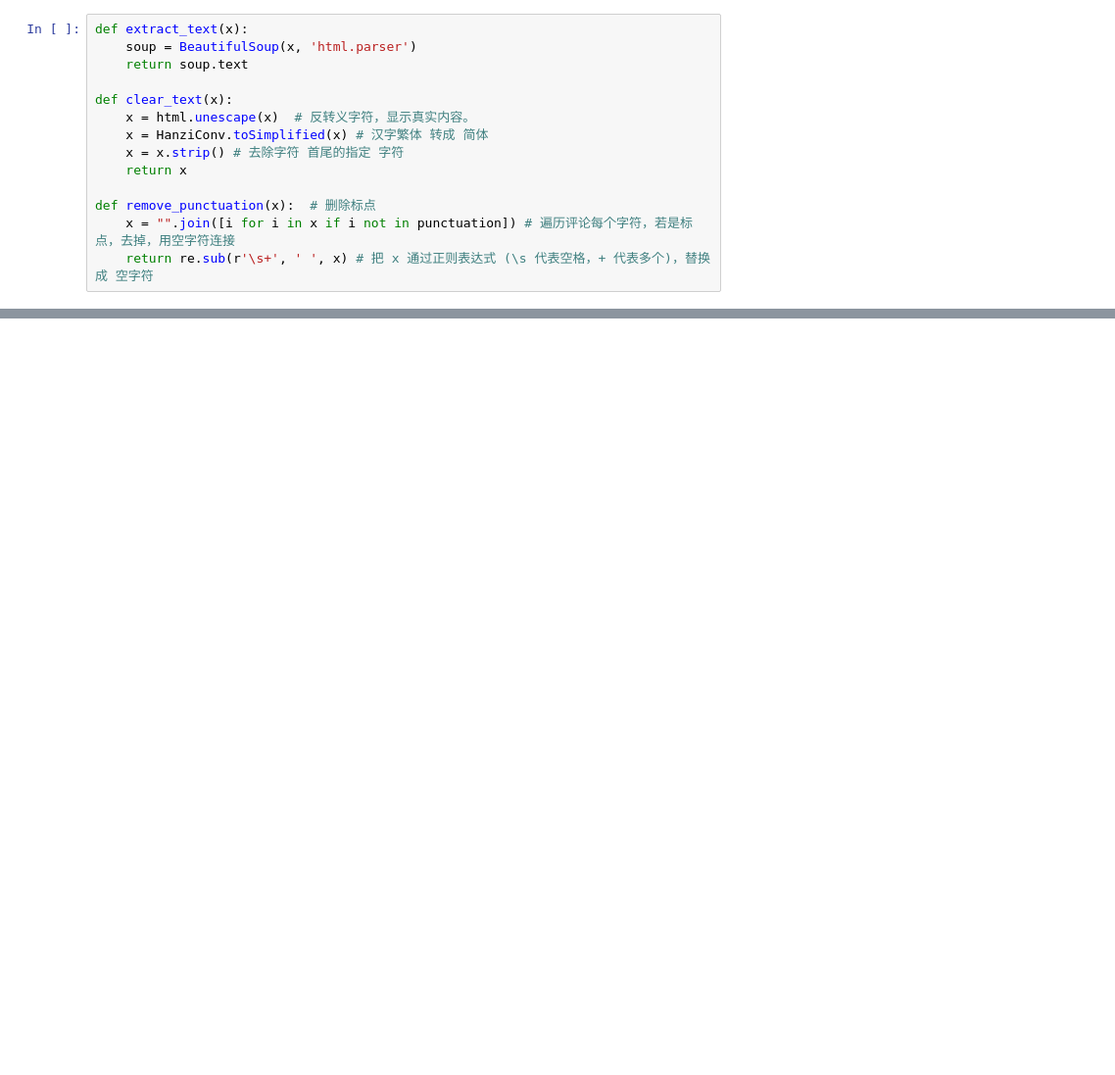
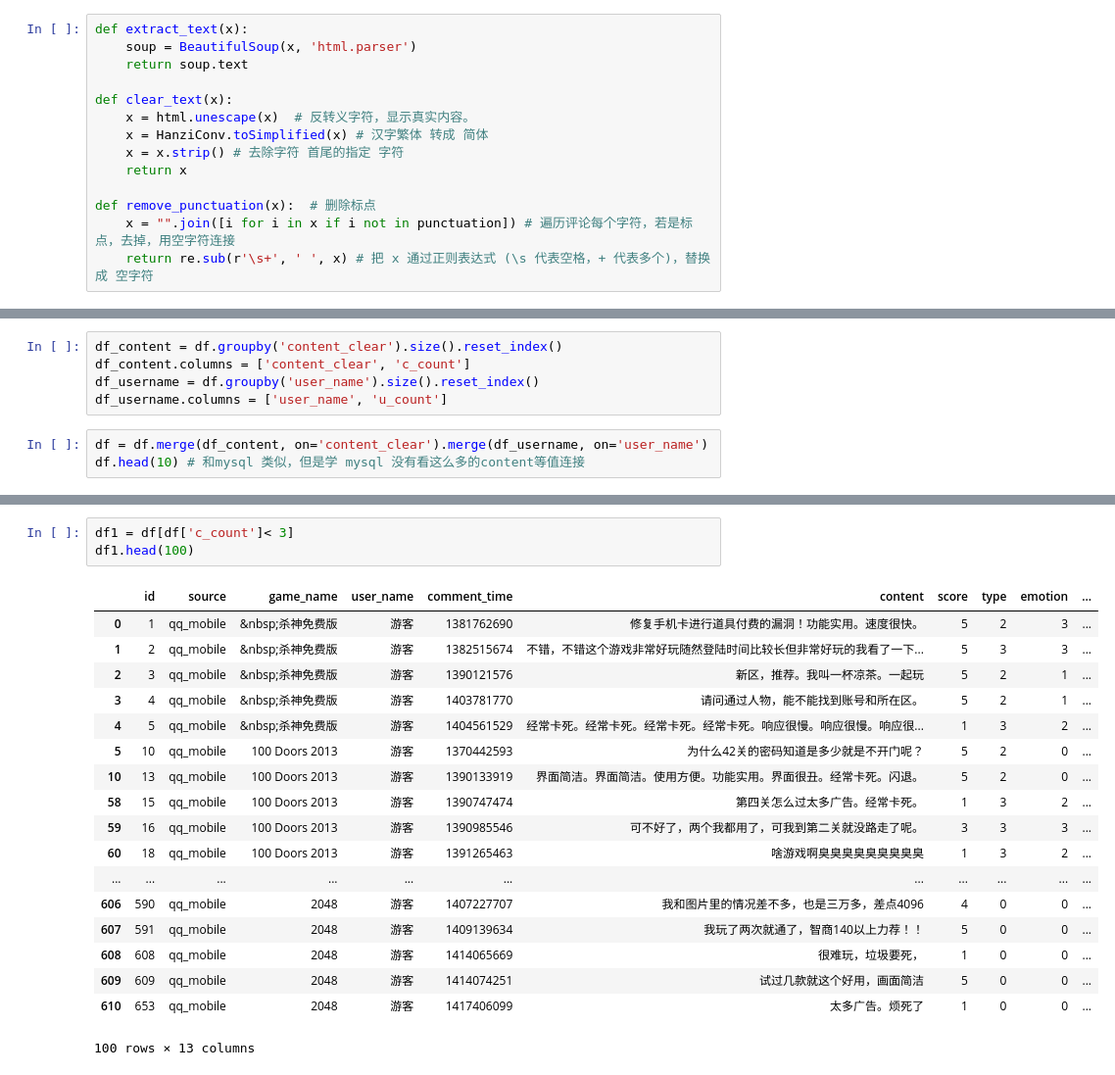
Before and after one commit to lcs1234567/Game_Comment_Clean, a Jupyter notebook: comment_clean_jupyter/gameComment_useless_clean.ipynb, the cells around one changed output, grey strips where cells are left out. Shown at 98% size. Cells and saved outputs as stored; diff of their text form; blank space fills up the shorter version.

```diff
--- a/comment_clean_jupyter/gameComment_useless_clean.ipynb
+++ b/comment_clean_jupyter/gameComment_useless_clean.ipynb
@@ -124,0 +119,8 @@ df_content[df_content.group_size > 5]
+# %%
+df_content = df.groupby('content_clear').size().reset_index()
+df_content.columns = ['content_clear', 'c_count']
+df_username = df.groupby('user_name').size().reset_index()
+df_username.columns = ['user_name', 'u_count']
+# %%
+df = df.merge(df_content, on='content_clear').merge(df_username, on='user_name')
+df.head(10) # 和mysql 类似，但是学 mysql 没有看这么多的content等值连接
@@ -124,0 +139,22 @@ df_content[df_content.group_size > 5]
+# %%
+df1 = df[df['c_count']< 3]
+df1.head(100)
+# %% [output]
+|  | id | source | game_name | user_name | comment_time | content | score | type | emotion | ... |
+| 0 | 1 | qq_mobile | &nbsp;杀神免费版 | 游客 | 1381762690 | 修复手机卡进行道具付费的漏洞！功能实用。速度很快。 | 5 | 2 | 3 | ... |
+| 1 | 2 | qq_mobile | &nbsp;杀神免费版 | 游客 | 1382515674 | 不错，不错这个游戏非常好玩随然登陆时间比较长但非常好玩的我看了一下... | 5 | 3 | 3 | ... |
+| 2 | 3 | qq_mobile | &nbsp;杀神免费版 | 游客 | 1390121576 | 新区，推荐。我叫一杯凉茶。一起玩 | 5 | 2 | 1 | ... |
+| 3 | 4 | qq_mobile | &nbsp;杀神免费版 | 游客 | 1403781770 | 请问通过人物，能不能找到账号和所在区。 | 5 | 2 | 1 | ... |
+| 4 | 5 | qq_mobile | &nbsp;杀神免费版 | 游客 | 1404561529 | 经常卡死。经常卡死。经常卡死。经常卡死。响应很慢。响应很慢。响应很... | 1 | 3 | 2 | ... |
+| 5 | 10 | qq_mobile | 100 Doors 2013 | 游客 | 1370442593 | 为什么42关的密码知道是多少就是不开门呢？ | 5 | 2 | 0 | ... |
+| 10 | 13 | qq_mobile | 100 Doors 2013 | 游客 | 1390133919 | 界面简洁。界面简洁。使用方便。功能实用。界面很丑。经常卡死。闪退。 | 5 | 2 | 0 | ... |
+| 58 | 15 | qq_mobile | 100 Doors 2013 | 游客 | 1390747474 | 第四关怎么过太多广告。经常卡死。 | 1 | 3 | 2 | ... |
+| 59 | 16 | qq_mobile | 100 Doors 2013 | 游客 | 1390985546 | 可不好了，两个我都用了，可我到第二关就没路走了呢。 | 3 | 3 | 3 | ... |
+| 60 | 18 | qq_mobile | 100 Doors 2013 | 游客 | 1391265463 | 啥游戏啊臭臭臭臭臭臭臭臭臭 | 1 | 3 | 2 | ... |
+| ... | ... | ... | ... | ... | ... | ... | ... | ... | ... | ... |
+| 606 | 590 | qq_mobile | 2048 | 游客 | 1407227707 | 我和图片里的情况差不多，也是三万多，差点4096 | 4 | 0 | 0 | ... |
+| 607 | 591 | qq_mobile | 2048 | 游客 | 1409139634 | 我玩了两次就通了，智商140以上力荐！！ | 5 | 0 | 0 | ... |
+| 608 | 608 | qq_mobile | 2048 | 游客 | 1414065669 | 很难玩，垃圾要死， | 1 | 0 | 0 | ... |
+| 609 | 609 | qq_mobile | 2048 | 游客 | 1414074251 | 试过几款就这个好用，画面简洁 | 5 | 0 | 0 | ... |
+| 610 | 653 | qq_mobile | 2048 | 游客 | 1417406099 | 太多广告。烦死了 | 1 | 0 | 0 | ... |
+100 rows × 13 columns
```
Also changed, not shown: parts of 32 cells of this notebook, 6 other files.
